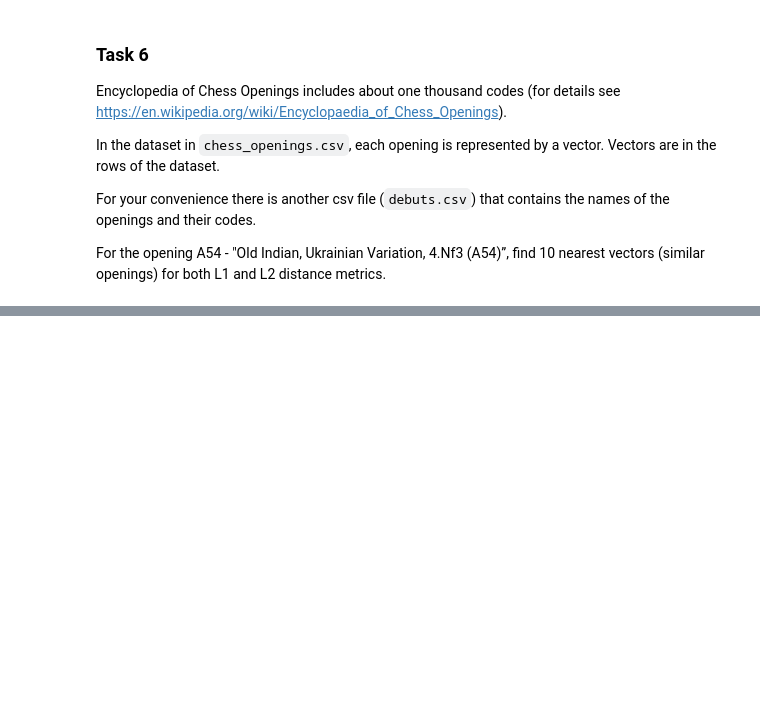
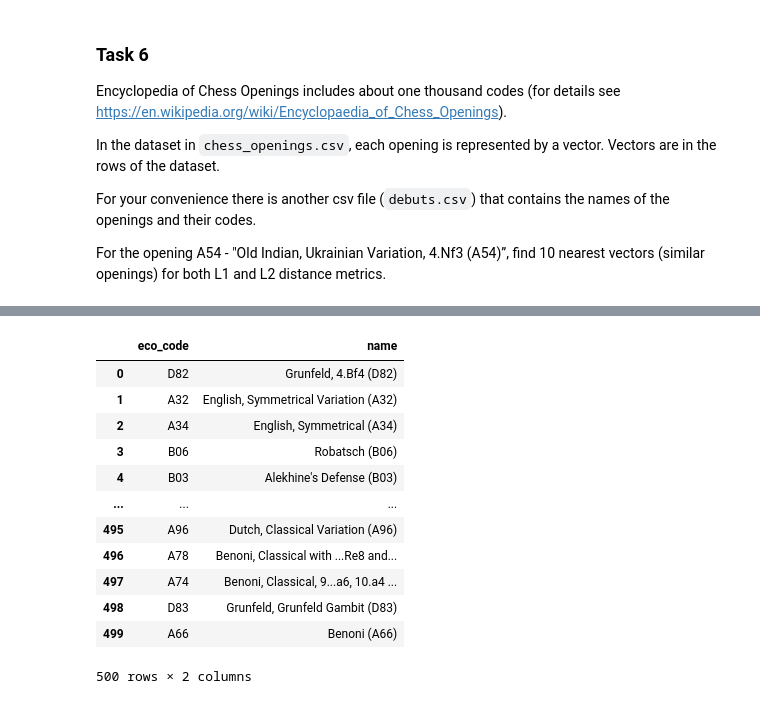
Before and after one commit to ospikovets/linear-algebra-projector, a Jupyter notebook: Pikovets_HW_2_Linear_Algebra.ipynb, the cells around one changed output, grey strips where cells are left out. Saved outputs shown, nothing was run; the diff lists cells and outputs as text; code cells hidden in the pictures; blank space fills up the shorter version.

Commit message:
Створено за допомогою Colab

```diff
--- a/Pikovets_HW_2_Linear_Algebra.ipynb
+++ b/Pikovets_HW_2_Linear_Algebra.ipynb
@@ -5,12 +5,18 @@
 # %%
 import typing as t
 import functools
+import sys
+import pathlib
 
 import matplotlib.pyplot as plt
 import numpy as np
 from numpy import linalg as LA
 import pandas as pd
 from sklearn.cluster import KMeans
+
+
+pwd = pathlib.Path(".")
+data_dir = pwd / "drive" / "MyDrive" / "Colab Notebooks"
 
 
 def build_diffs(
@@ -111,6 +117,16 @@ def find_closest(vectors: np.ndarray, *, n=1, norm=None) -> tuple[np.ndarray, np
     return find_closest_from_diff(diff, diff_id, n=n, norm=norm)
 
 
+def find_nearest(data, v, *, k=1, norm=None):
+  norm = norm or LA.norm
+
+  diff = data - v
+  distances = norm(diff, axis=-1)
+
+  return np.argsort(distances)[:k]
+
+
+
 class KNN:
   def __init__(self, k, norm=None):
     self.k = k
@@ -406,0 +435,17 @@ metrics.
+# %%
+debuts = pd.read_csv(data_dir / "debuts.csv")
+debuts
+# %% [output]
+|  | eco_code | name |
+| 0 | D82 | Grunfeld, 4.Bf4 (D82) |
+| 1 | A32 | English, Symmetrical Variation (A32) |
+| 2 | A34 | English, Symmetrical (A34) |
+| 3 | B06 | Robatsch (B06) |
+| 4 | B03 | Alekhine's Defense (B03) |
+| ... | ... | ... |
+| 495 | A96 | Dutch, Classical Variation (A96) |
+| 496 | A78 | Benoni, Classical with ...Re8 and... |
+| 497 | A74 | Benoni, Classical, 9...a6, 10.a4 ... |
+| 498 | D83 | Grunfeld, Grunfeld Gambit (D83) |
+| 499 | A66 | Benoni (A66) |
+500 rows × 2 columns
```
Also changed, not shown: parts of 6 cells of this notebook.
